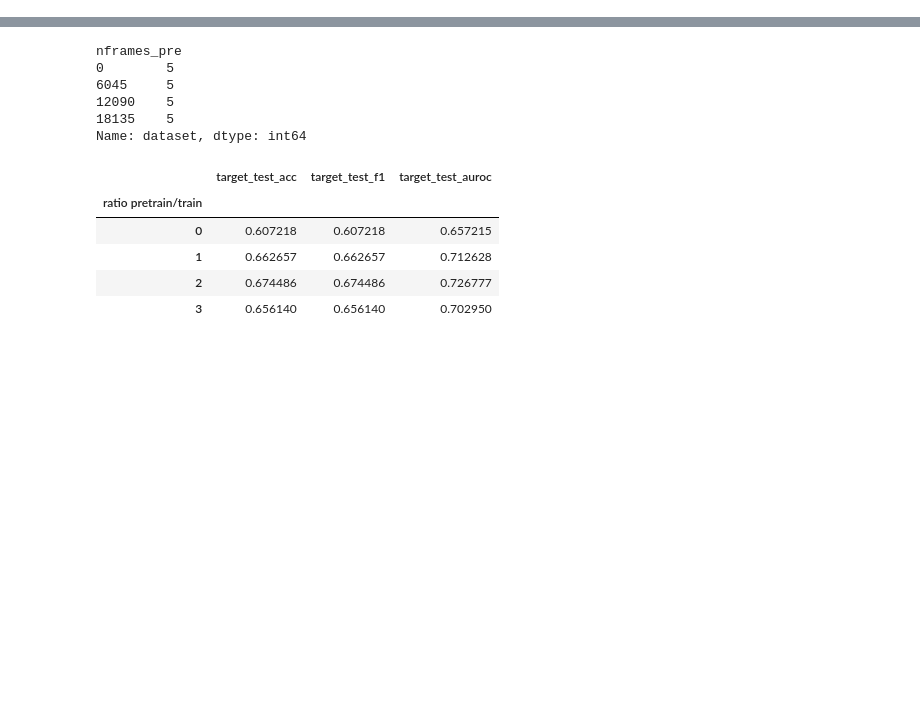
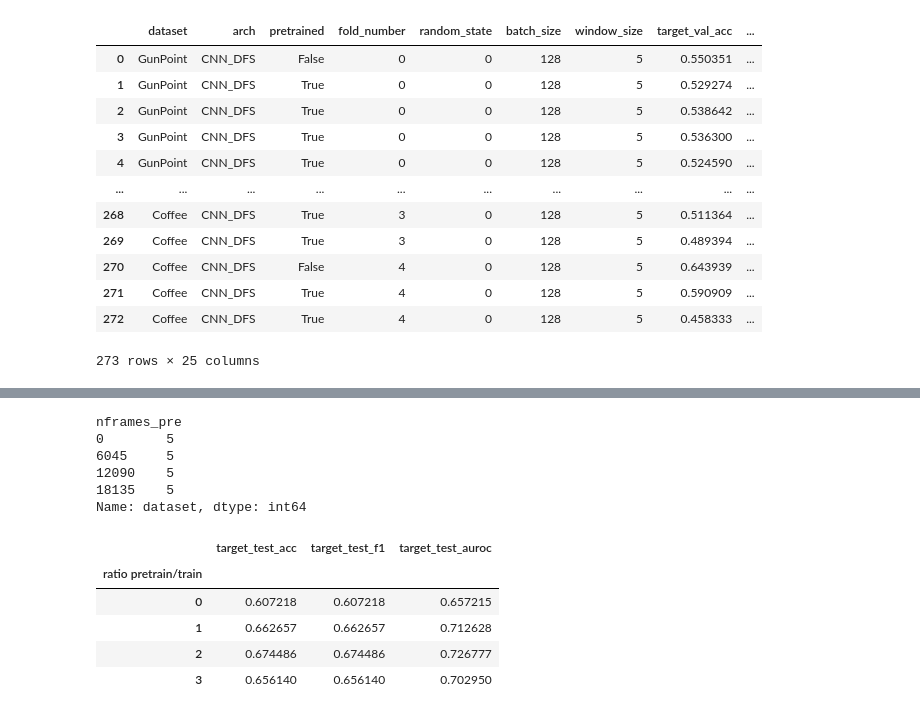
Before and after one commit to mbisan/s3ts, a Jupyter notebook: graphs.ipynb, the cells around one changed output, grey strips where cells are left out. Drawn from its saved outputs; the diff is of its cells as text; code cells hidden in the pictures; blank space fills up the shorter version.

```diff
--- a/graphs.ipynb
+++ b/graphs.ipynb
@@ -7,0 +9,27 @@ import numpy as np
+# %%
+folder = Path("results_synced/atlas_ratio/")
+datasets = ["GunPoint", "Coffee"]
+encoders = ["CNN_DFS"]
+folds = 5
+
+dfs = []
+for dataset, encoder in itertools.product(datasets, encoders):
+    paths = [folder /  f"EXP_ratio_{encoder}_{dataset}_f{f}.csv" for f in range(folds)]
+    paths = [p for p in paths if p.exists()]
+    dfs.append(pd.concat([pd.read_csv(p) for p in paths]))
+df = pd.concat(dfs, ignore_index=True)
+df
+# %% [output]
+|  | dataset | arch | pretrained | fold_number | random_state | batch_size | window_size | target_val_acc | ... |
+| 0 | GunPoint | CNN_DFS | False | 0 | 0 | 128 | 5 | 0.550351 | ... |
+| 1 | GunPoint | CNN_DFS | True | 0 | 0 | 128 | 5 | 0.529274 | ... |
+| 2 | GunPoint | CNN_DFS | True | 0 | 0 | 128 | 5 | 0.538642 | ... |
+| 3 | GunPoint | CNN_DFS | True | 0 | 0 | 128 | 5 | 0.536300 | ... |
+| 4 | GunPoint | CNN_DFS | True | 0 | 0 | 128 | 5 | 0.524590 | ... |
+| ... | ... | ... | ... | ... | ... | ... | ... | ... | ... |
+| 268 | Coffee | CNN_DFS | True | 3 | 0 | 128 | 5 | 0.511364 | ... |
+| 269 | Coffee | CNN_DFS | True | 3 | 0 | 128 | 5 | 0.489394 | ... |
+| 270 | Coffee | CNN_DFS | False | 4 | 0 | 128 | 5 | 0.643939 | ... |
+| 271 | Coffee | CNN_DFS | True | 4 | 0 | 128 | 5 | 0.590909 | ... |
+| 272 | Coffee | CNN_DFS | True | 4 | 0 | 128 | 5 | 0.458333 | ... |
+273 rows × 25 columns
```
Also changed, not shown: parts of 4 cells of this notebook, 11 other files.
